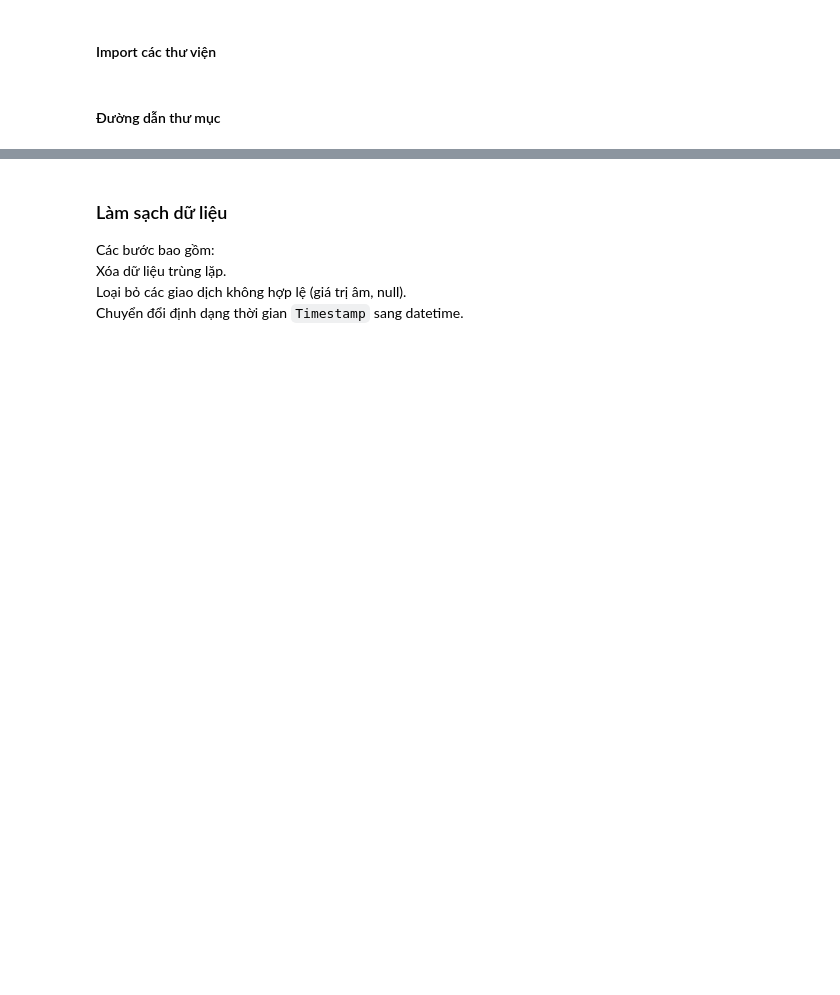
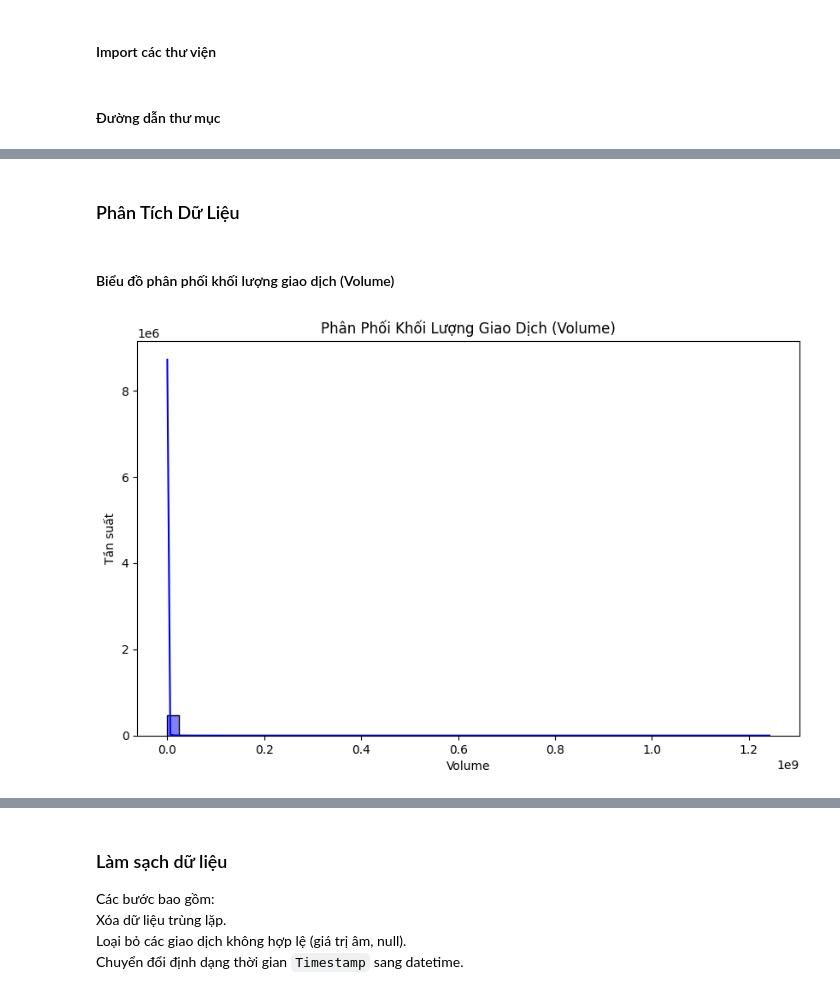
Before and after one commit to ngwkhai/CI_DeFi, a Jupyter notebook: notebooks/old_data_processing.ipynb, the cells around one changed output, grey strips where cells are left out. Drawn from its saved outputs; the diff is of its cells as text; code cells hidden in the pictures; blank space fills up the shorter version.

```diff
--- a/notebooks/old_data_processing.ipynb
+++ b/notebooks/old_data_processing.ipynb
@@ -24,12 +39,14 @@ from sklearn.preprocessing import MinMaxScaler
 # %% [markdown]
 #### Đường dẫn thư mục
 # %%
-# Đường dẫn thư mục dữ liệu
+# Đường dẫn thư mục
 data_dir = "../data/old_data/"
 processed_dir = os.path.join(data_dir, "processed")
+plot_dir = "../plots/data_analysis"
 
 # Tạo thư mục lưu trữ dữ liệu nếu chưa có
 os.makedirs(processed_dir, exist_ok=True)
+os.makedirs(plot_dir, exist_ok=True)
 
 # Danh sách các sàn giao dịch
 exchanges = ["binance", "bittrex", "kraken", "kucoin", "lbank"]
@@ -62,0 +97,15 @@ print(data.head())
+# %% [markdown]
+### Phân Tích Dữ Liệu
+# %% [markdown]
+#### Biểu đồ phân phối khối lượng giao dịch (Volume)
+# %%
+# Vẽ biểu đồ phân phối Volume
+plt.figure(figsize=(10, 6))
+sns.histplot(data["Volume"], bins=50, kde=True, color='blue')
+plt.title("Phân Phối Khối Lượng Giao Dịch (Volume)")
+plt.xlabel("Volume")
+plt.ylabel("Tần suất")
+plt.savefig(os.path.join(plot_dir, "volume_distribution.png"))
+plt.show()
+# %% [output]
+[figure, added]
```
Also changed, not shown: parts of 13 cells of this notebook, 9 other files.
